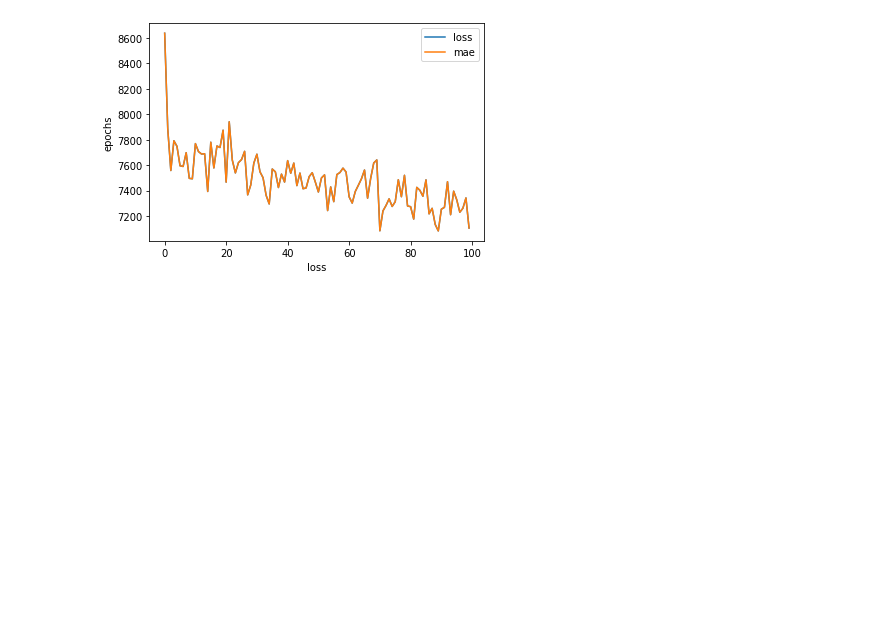
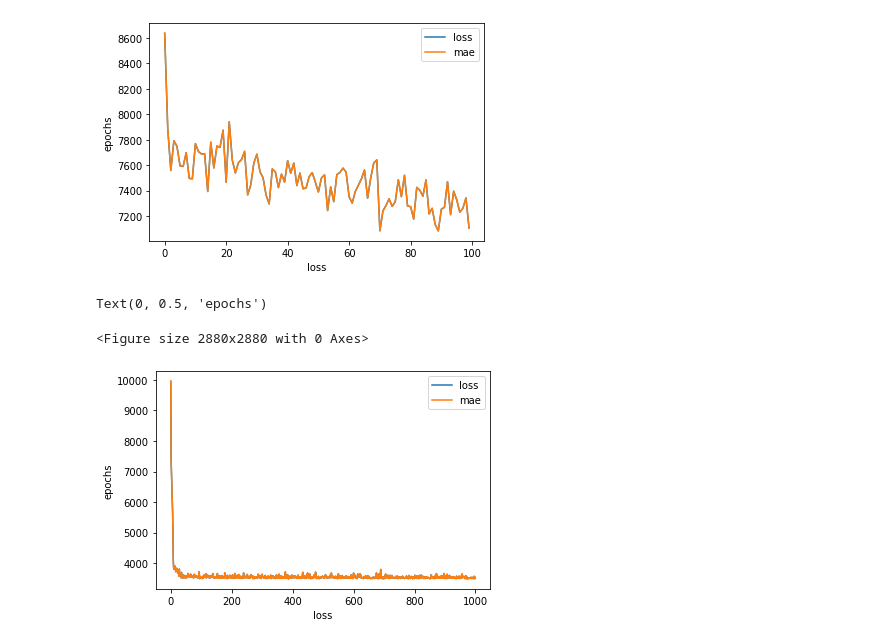
Before and after one commit to kevinsen-git/TF_Basics, a Jupyter notebook: 03_Modelling_Medical_Cost_data.ipynb, the cells around one changed output. Drawn from its saved outputs; the diff is of its cells as text; code cells hidden in the pictures; blank space fills up the shorter version.

```diff
--- a/03_Modelling_Medical_Cost_data.ipynb
+++ b/03_Modelling_Medical_Cost_data.ipynb
@@ -203,3 +185,31 @@ plt.ylabel("epochs")
 Text(0, 0.5, 'epochs')
 <Figure size 2880x2880 with 0 Axes>
 [figure]
+# %%
+# Create , Compile, Fit and Predict
+
+# 1. Create the model
+tf.random.set_seed(42)
+insurance_model_1a = tf.keras.Sequential([
+    tf.keras.layers.Dense(500),
+    tf.keras.layers.Dense(10),
+    tf.keras.layers.Dense(1)
+    ]
+)
+
+# 2. Compile the model
+insurance_model_1a.compile(loss=tf.keras.losses.mae,
+                          optimizer=tf.keras.optimizers.Adam(learning_rate=0.01),
+                          metrics=["mae"])
+
+# 3. Fit the model
+history_1a=insurance_model_1a.fit(X_train, y_train, epochs=1000)
+# %%
+plt.figure(figsize=(40,40))
+pd.DataFrame(history_1a.history).plot()
+plt.xlabel("loss")
+plt.ylabel("epochs")
+# %% [output]
+Text(0, 0.5, 'epochs')
+<Figure size 2880x2880 with 0 Axes>
+[figure, added]
```
Also changed, not shown: parts of 1 cell of this notebook.
